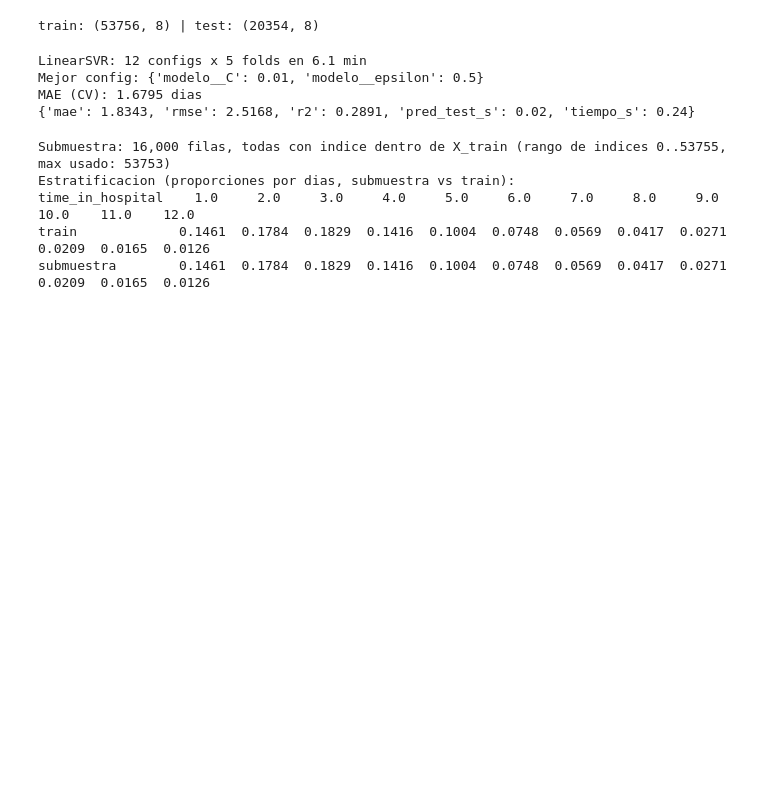
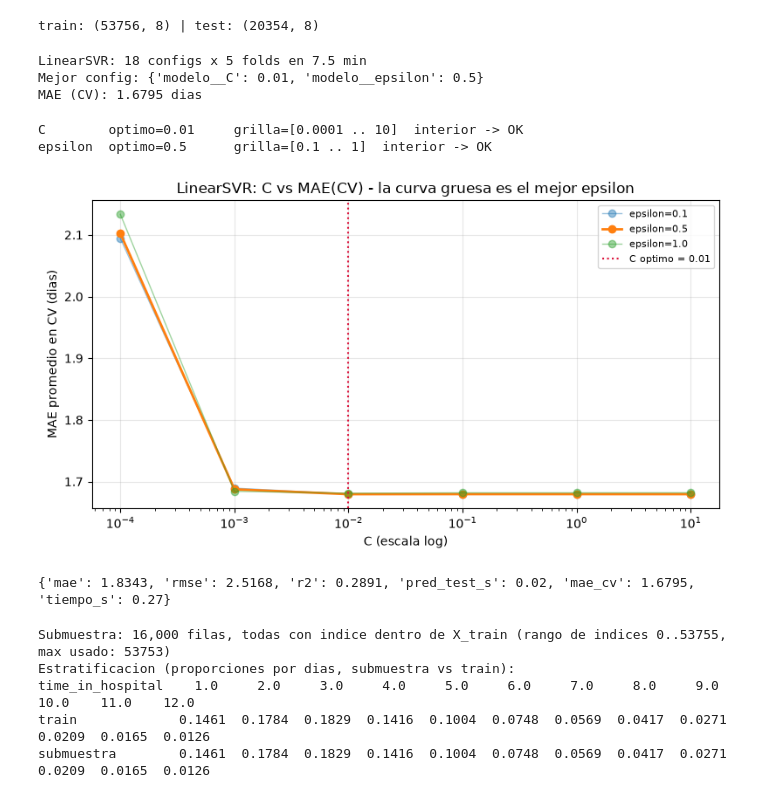
Before and after one commit to luffysoul/aprMaqI_TP_final, a Jupyter notebook: notebooks/04_svr.ipynb, the cells around one changed output. Drawn from its saved outputs; the diff is of its cells as text; code cells hidden in the pictures; blank space fills up the shorter version.

```diff
--- a/notebooks/04_svr.ipynb
+++ b/notebooks/04_svr.ipynb
@@ -45,8 +45,12 @@ pipe_lineal = Pipeline([
     ("preprocesador", build_preprocessor(scale=True)),
     ("modelo", LinearSVR(max_iter=20000, random_state=SEED)),
 ])
+# La grilla se extiende DOS ordenes de magnitud hacia abajo respecto de la
+# version inicial [0.01 .. 10.0]: alli el optimo caia en C=0.01, el extremo
+# inferior, y la regla D7 (declarada en el NB03) exige refinar cuando el
+# optimo toca un borde. Con [1e-4 .. 10.0] el optimo puede quedar interior.
 grilla_lineal = {
-    "modelo__C": [0.01, 0.1, 1.0, 10.0],
+    "modelo__C": [0.0001, 0.001, 0.01, 0.1, 1.0, 10.0],
     "modelo__epsilon": [0.1, 0.5, 1.0],
 }
 busqueda_lineal = GridSearchCV(
@@ -57,24 +61,64 @@ t0 = time.perf_counter()
 busqueda_lineal.fit(X_train, y_train)
 t_lineal = time.perf_counter() - t0
 
-print(f"LinearSVR: 12 configs x 5 folds en {t_lineal/60:.1f} min")
+n_configs = len(busqueda_lineal.cv_results_["params"])
+print(f"LinearSVR: {n_configs} configs x 5 folds en {t_lineal/60:.1f} min")
 print(f"Mejor config: {busqueda_lineal.best_params_}")
 print(f"MAE (CV): {-busqueda_lineal.best_score_:.4f} dias")
-
-metricas_lineal = evaluar(busqueda_lineal.best_estimator_, X_test, y_test)
-metricas_lineal["tiempo_s"] = round(busqueda_lineal.refit_time_, 2)
-registrar(
-    "svr_lineal", metricas_lineal,
-    notas=(f"LinearSVR C={busqueda_lineal.best_params_['modelo__C']}, "
-           f"eps={busqueda_lineal.best_params_['modelo__epsilon']}; "
-           f"train completo; busqueda {t_lineal/60:.1f} min"),
-)
-print({k: round(v, 4) for k, v in metricas_lineal.items()})
 # %% [output]
-LinearSVR: 12 configs x 5 folds en 6.1 min
+LinearSVR: 18 configs x 5 folds en 7.5 min
 Mejor config: {'modelo__C': 0.01, 'modelo__epsilon': 0.5}
 MAE (CV): 1.6795 dias
-{'mae': 1.8343, 'rmse': 2.5168, 'r2': 0.2891, 'pred_test_s': 0.02, 'tiempo_s': 0.24}
+# %%
+# --- Regla D7: el optimo, ?quedo en un borde de la grilla? ---
+# El NB03 declara esta regla y la aplica a k; aca se aplica a C y epsilon.
+# En la version inicial de este notebook la grilla arrancaba en C=0.01 y el
+# optimo caia exactamente ahi: la regla se estaba incumpliendo en silencio.
+for nombre, valores in [("C", grilla_lineal["modelo__C"]),
+                        ("epsilon", grilla_lineal["modelo__epsilon"])]:
+    optimo = busqueda_lineal.best_params_[f"modelo__{nombre}"]
+    en_borde = optimo in (min(valores), max(valores))
+    estado = "EN EL BORDE -> requiere extender la grilla" if en_borde else "interior -> OK"
+    print(f"{nombre:8s} optimo={optimo:<8g} grilla=[{min(valores):g} .. {max(valores):g}]  {estado}")
+
+# Curva C vs MAE(CV) para el mejor epsilon: evidencia visual de que el minimo
+# quedo contenido y no truncado por el rango explorado.
+import matplotlib.pyplot as plt
+
+res = pd.DataFrame(busqueda_lineal.cv_results_)
+mejor_eps = busqueda_lineal.best_params_["modelo__epsilon"]
+fig, ax = plt.subplots(figsize=(8, 4.5))
+for eps in grilla_lineal["modelo__epsilon"]:
+    sel = res[res["param_modelo__epsilon"] == eps].sort_values("param_modelo__C")
+    ax.plot(sel["param_modelo__C"], -sel["mean_test_score"], marker="o",
+            linewidth=2 if eps == mejor_eps else 1,
+            alpha=1.0 if eps == mejor_eps else 0.45, label=f"epsilon={eps}")
+ax.axvline(busqueda_lineal.best_params_["modelo__C"], color="crimson", linestyle=":",
+           label=f"C optimo = {busqueda_lineal.best_params_['modelo__C']:g}")
+ax.set_xscale("log")
+ax.set_xlabel("C (escala log)")
+ax.set_ylabel("MAE promedio en CV (dias)")
+ax.set_title("LinearSVR: C vs MAE(CV) - la curva gruesa es el mejor epsilon")
+ax.legend(fontsize=8); ax.grid(alpha=0.3)
+plt.tight_layout(); plt.show()
+# %% [output]
+C        optimo=0.01     grilla=[0.0001 .. 10]  interior -> OK
+epsilon  optimo=0.5      grilla=[0.1 .. 1]  interior -> OK
+[figure, added]
+# %%
+metricas_lineal = evaluar(busqueda_lineal.best_estimator_, X_test, y_test)
+metricas_lineal["mae_cv"] = float(-busqueda_lineal.best_score_)
+metricas_lineal["tiempo_s"] = round(busqueda_lineal.refit_time_, 2)
+registrar(
+    "svr_lineal", metricas_lineal,
+    notas=(f"LinearSVR C={busqueda_lineal.best_params_['modelo__C']:g}, "
+           f"eps={busqueda_lineal.best_params_['modelo__epsilon']}; train completo; "
+           f"grilla {n_configs} configs x CV5 (extendida a C>=1e-4 por regla D7); "
+           f"busqueda {t_lineal/60:.1f} min"),
+)
+print({k: round(v, 4) for k, v in metricas_lineal.items()})
+# %% [output]
+{'mae': 1.8343, 'rmse': 2.5168, 'r2': 0.2891, 'pred_test_s': 0.02, 'mae_cv': 1.6795, 'tiempo_s': 0.27}
 # %%
 # --- Submuestra estratificada para la busqueda RBF: SOLO del train ---
 from sklearn.model_selection import train_test_split
```
Also changed, not shown: parts of 7 cells of this notebook, 17 other files.
